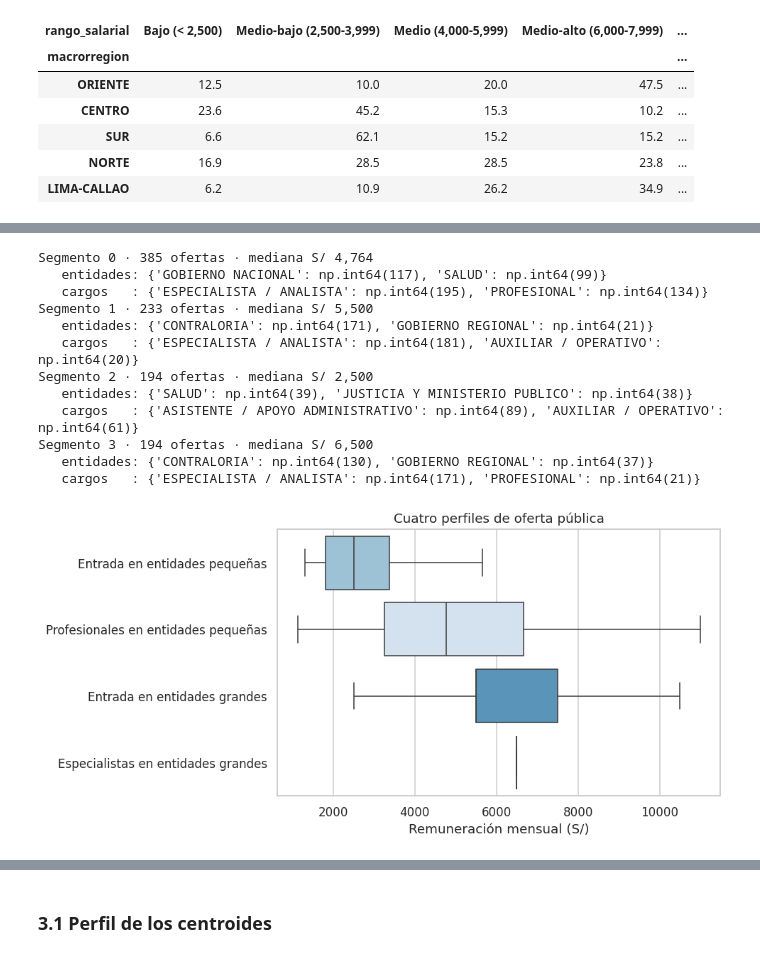
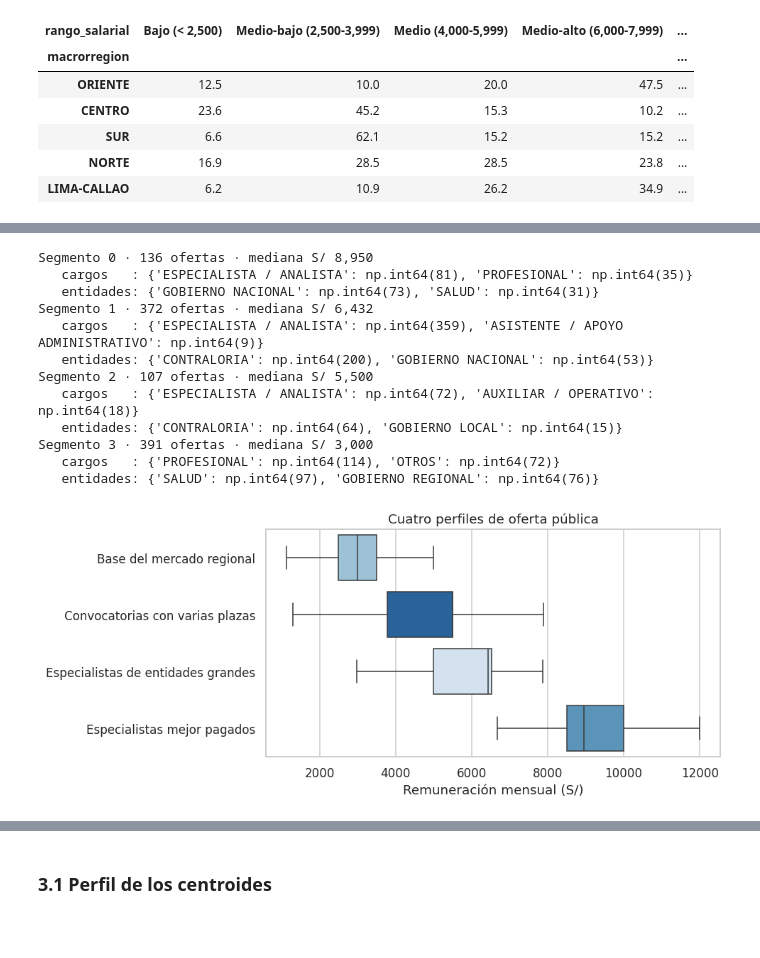
Before and after one commit to JaimeRamosT/Preprocesamiento-de-datos-y-Data-Analytics-Product, a Jupyter notebook: notebooks/05_analisis_exploratorio.ipynb, the cells around one changed output, grey strips where cells are left out. Drawn from its saved outputs; the diff is of its cells as text; code cells hidden in the pictures; blank space fills up the shorter version.

```diff
--- a/notebooks/05_analisis_exploratorio.ipynb
+++ b/notebooks/05_analisis_exploratorio.ipynb
@@ -19,9 +17,9 @@ import pandas as pd
 import matplotlib.pyplot as plt
 import seaborn as sns
 
-from sklearn.preprocessing import MinMaxScaler
 from sklearn.cluster import KMeans
 from sklearn.metrics import silhouette_score
+from scipy.spatial.distance import mahalanobis
 
 # Rutas: usa src/config.py cuando el notebook corre dentro del repositorio; si no (por ejemplo
 # en Colab, con solo el CSV subido), trabaja sobre la carpeta actual.
@@ -34,12 +32,12 @@ if RAIZ is not None:
     ENCODING = config.ENCODING
     DIR_FIGURAS = config.DIR_FIGURAS
     CANDIDATOS = [config.ARCHIVO_FINAL,
-                  config.DIR_PROCESSED / "talento_peru_features.csv",
-                  config.DIR_INTERIM / "talento_peru_features.csv"]
+                  config.DIR_PROCESSED / "talento_peru_final.csv",
+                  config.DIR_INTERIM / "talento_peru_final.csv"]
 else:
     ENCODING = "utf-8"
     DIR_FIGURAS = Path("reports/figures")
-    CANDIDATOS = [Path("talento_peru_features.csv"), Path("data/processed/talento_peru_features.csv")]
+    CANDIDATOS = [Path("talento_peru_final.csv"), Path("data/processed/talento_peru_final.csv")]
 
     def guardar_figura(nombre, fig=None, dpi=200):
         DIR_FIGURAS.mkdir(parents=True, exist_ok=True)
@@ -355,7 +376,9 @@ describen la oferta (no el territorio, para que los grupos no sean simplemente r
 # %%
-VARIABLES = ["remuneracion_pen", "vacantes_log", "es_nivel_inicial",
-             "ofertas_por_entidad", "nivel_puesto_NA"]
-X = MinMaxScaler().fit_transform(df[VARIABLES])
+VARIABLES = ["remuneracion_pen", "vacantes_log"]
+X = df[VARIABLES].copy()
+X = (X - X.min()) / (X.max() - X.min())
+dummies = pd.get_dummies(df["categoria_ocupacional"], dtype=int)
+X = X.join(dummies / dummies.shape[1])
 
 inercia, siluetas, ks = [], [], range(2, 8)
 for k in ks:
@@ -384,15 +408,11 @@ con k = 4 ya vale 0,69 y los perfiles son interpretables.
 # %%
 K = 4
 kmeans = KMeans(n_clusters=K, random_state=42, n_init=10).fit(X)
-df["segmento"] = kmeans.labels_
+vista["segmento"] = kmeans.labels_
 
-perfil = (df.groupby("segmento")
-            .agg(ofertas=("id_oferta_hash", "size"),
-                 remuneracion=("remuneracion_pen", "median"),
-                 pct_inicial=("es_nivel_inicial", "mean"),
-                 ofertas_entidad=("ofertas_por_entidad", "median"),
-                 informa_nivel=("nivel_puesto_NA", lambda s: 1 - s.mean())))
-perfil["pct_inicial"] = (perfil["pct_inicial"] * 100).round(0)
-perfil["informa_nivel"] = (perfil["informa_nivel"] * 100).round(0)
+perfil = (vista.groupby("segmento")
+               .agg(ofertas=("id_oferta_hash", "size"),
+                    remuneracion=("remuneracion_pen", "median"),
+                    vacantes=("vacantes", "median")))
 perfil.round(0)
 # %% [output]
@@ -405,40 +425,40 @@ perfil.round(0)
 # %%
 for s in range(K):
-    sub = df[df["segmento"] == s]
+    sub = vista[vista["segmento"] == s]
     print(f"Segmento {s} · {len(sub)} ofertas · mediana S/ {sub['remuneracion_pen'].median():,.0f}")
+    print(f"   cargos   : {dict(sub['categoria_ocupacional'].value_counts().head(2))}")
     print(f"   entidades: {dict(sub['tipo_entidad'].value_counts().head(2))}")
-    print(f"   cargos   : {dict(sub['categoria_ocupacional'].value_counts().head(2))}")
 # %% [output]
-Segmento 0 · 385 ofertas · mediana S/ 4,764
-   entidades: {'GOBIERNO NACIONAL': np.int64(117), 'SALUD': np.int64(99)}
-   cargos   : {'ESPECIALISTA / ANALISTA': np.int64(195), 'PROFESIONAL': np.int64(134)}
-Segmento 1 · 233 ofertas · mediana S/ 5,500
-   entidades: {'CONTRALORIA': np.int64(171), 'GOBIERNO REGIONAL': np.int64(21)}
-   cargos   : {'ESPECIALISTA / ANALISTA': np.int64(181), 'AUXILIAR / OPERATIVO': np.int64(20)}
-Segmento 2 · 194 ofertas · mediana S/ 2,500
-   entidades: {'SALUD': np.int64(39), 'JUSTICIA Y MINISTERIO PUBLICO': np.int64(38)}
-   cargos   : {'ASISTENTE / APOYO ADMINISTRATIVO': np.int64(89), 'AUXILIAR / OPERATIVO': np.int64(61)}
-Segmento 3 · 194 ofertas · mediana S/ 6,500
-   entidades: {'CONTRALORIA': np.int64(130), 'GOBIERNO REGIONAL': np.int64(37)}
-   cargos   : {'ESPECIALISTA / ANALISTA': np.int64(171), 'PROFESIONAL': np.int64(21)}
+Segmento 0 · 136 ofertas · mediana S/ 8,950
+   cargos   : {'ESPECIALISTA / ANALISTA': np.int64(81), 'PROFESIONAL': np.int64(35)}
+   entidades: {'GOBIERNO NACIONAL': np.int64(73), 'SALUD': np.int64(31)}
+Segmento 1 · 372 ofertas · mediana S/ 6,432
+   cargos   : {'ESPECIALISTA / ANALISTA': np.int64(359), 'ASISTENTE / APOYO ADMINISTRATIVO': np.int64(9)}
+   entidades: {'CONTRALORIA': np.int64(200), 'GOBIERNO NACIONAL': np.int64(53)}
+Segmento 2 · 107 ofertas · mediana S/ 5,500
+   cargos   : {'ESPECIALISTA / ANALISTA': np.int64(72), 'AUXILIAR / OPERATIVO': np.int64(18)}
+   entidades: {'CONTRALORIA': np.int64(64), 'GOBIERNO LOCAL': np.int64(15)}
+Segmento 3 · 391 ofertas · mediana S/ 3,000
+   cargos   : {'PROFESIONAL': np.int64(114), 'OTROS': np.int64(72)}
+   entidades: {'SALUD': np.int64(97), 'GOBIERNO REGIONAL': np.int64(76)}
 # %%
 NOMBRES = {
-    0: "Profesionales en entidades pequeñas",
-    1: "Entrada en entidades grandes",
-    2: "Entrada en entidades pequeñas",
-    3: "Especialistas en entidades grandes",
+    0: "Especialistas mejor pagados",
+    1: "Especialistas de entidades grandes",
+    2: "Convocatorias con varias plazas",
+    3: "Base del mercado regional",
 }
-df["nombre_segmento"] = df["segmento"].map(NOMBRES)
+vista["nombre_segmento"] = vista["segmento"].map(NOMBRES)
 
-fig, ax = plt.subplots(figsize=(9, 4.5))
-sns.boxplot(data=df, x="remuneracion_pen", y="nombre_segmento",
+fig, ax = plt.subplots(figsize=(9, 4))
+sns.boxplot(data=vista, x="remuneracion_pen", y="nombre_segmento",
             order=[NOMBRES[i] for i in perfil["remuneracion"].sort_values().index],
             hue="nombre_segmento", legend=False, palette="Blues", showfliers=False, ax=ax)
 ax.set_xlabel("Remuneración mensual (S/)")
 ax.set_ylabel("")
 ax.set_title("Cuatro perfiles de oferta pública")
 plt.tight_layout()
 guardar_figura("05_segmentos_kmeans")
 plt.show()
 # %% [output]
-[figure, old version]
+[figure, new version]
```
Also changed, not shown: parts of 56 cells of this notebook, 14 other files.
